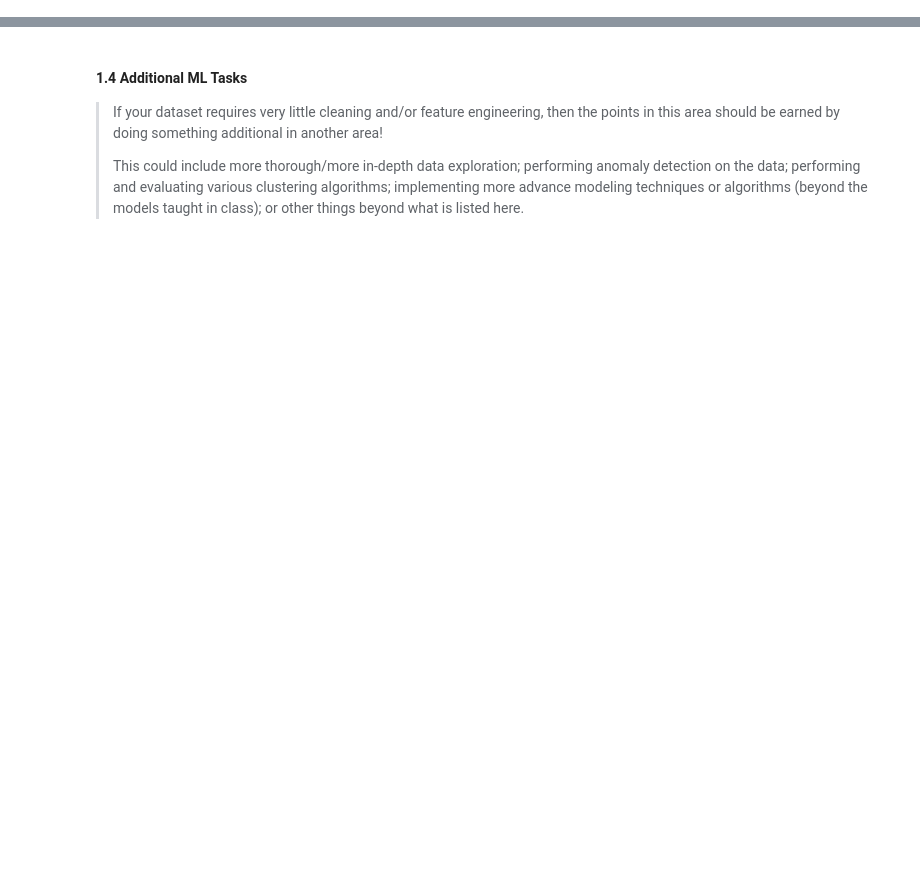
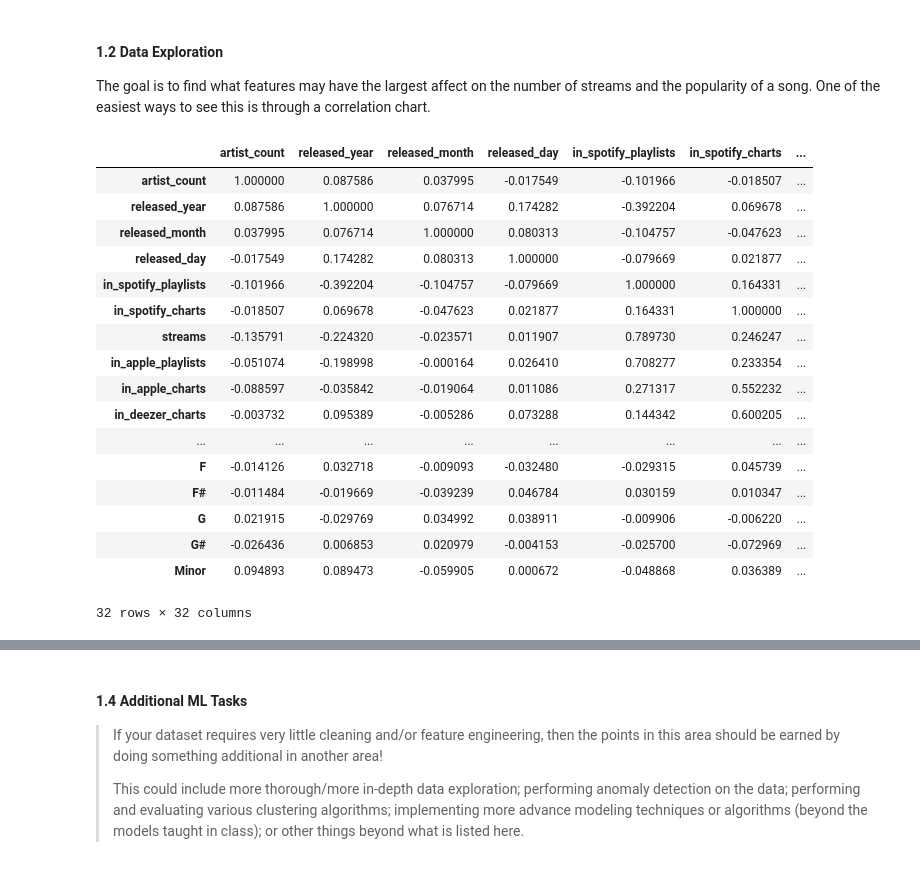
Before and after one commit to StealthAddict/spotify-ml-project, a Jupyter notebook: main.ipynb, the cells around one changed output, grey strips where cells are left out. Saved outputs shown, nothing was run; the diff lists cells and outputs as text; code cells hidden in the pictures; blank space fills up the shorter version.

```diff
--- a/main.ipynb
+++ b/main.ipynb
@@ -89,0 +76,28 @@ max        64.000000
+# %% [markdown]
+#### 1.2 Data Exploration
+
+The goal is to find what features may have the largest affect on the number of streams and the popularity of a song.
+One of the easiest ways to see this is through a correlation chart.
+# %%
+# Notable correlations with streams:
+#   in_spotify_playlists, in_apple_playlists, in_apple_charts, in_spotify_charts
+data.corr(numeric_only=True)
+# %% [output]
+|  | artist_count | released_year | released_month | released_day | in_spotify_playlists | in_spotify_charts | ... |
+| artist_count | 1.000000 | 0.087586 | 0.037995 | -0.017549 | -0.101966 | -0.018507 | ... |
+| released_year | 0.087586 | 1.000000 | 0.076714 | 0.174282 | -0.392204 | 0.069678 | ... |
+| released_month | 0.037995 | 0.076714 | 1.000000 | 0.080313 | -0.104757 | -0.047623 | ... |
+| released_day | -0.017549 | 0.174282 | 0.080313 | 1.000000 | -0.079669 | 0.021877 | ... |
+| in_spotify_playlists | -0.101966 | -0.392204 | -0.104757 | -0.079669 | 1.000000 | 0.164331 | ... |
+| in_spotify_charts | -0.018507 | 0.069678 | -0.047623 | 0.021877 | 0.164331 | 1.000000 | ... |
+| streams | -0.135791 | -0.224320 | -0.023571 | 0.011907 | 0.789730 | 0.246247 | ... |
+| in_apple_playlists | -0.051074 | -0.198998 | -0.000164 | 0.026410 | 0.708277 | 0.233354 | ... |
+| in_apple_charts | -0.088597 | -0.035842 | -0.019064 | 0.011086 | 0.271317 | 0.552232 | ... |
+| in_deezer_charts | -0.003732 | 0.095389 | -0.005286 | 0.073288 | 0.144342 | 0.600205 | ... |
+| ... | ... | ... | ... | ... | ... | ... | ... |
+| F | -0.014126 | 0.032718 | -0.009093 | -0.032480 | -0.029315 | 0.045739 | ... |
+| F# | -0.011484 | -0.019669 | -0.039239 | 0.046784 | 0.030159 | 0.010347 | ... |
+| G | 0.021915 | -0.029769 | 0.034992 | 0.038911 | -0.009906 | -0.006220 | ... |
+| G# | -0.026436 | 0.006853 | 0.020979 | -0.004153 | -0.025700 | -0.072969 | ... |
+| Minor | 0.094893 | 0.089473 | -0.059905 | 0.000672 | -0.048868 | 0.036389 | ... |
+32 rows × 32 columns
```
Also changed, not shown: parts of 19 cells of this notebook, 1 other file.
